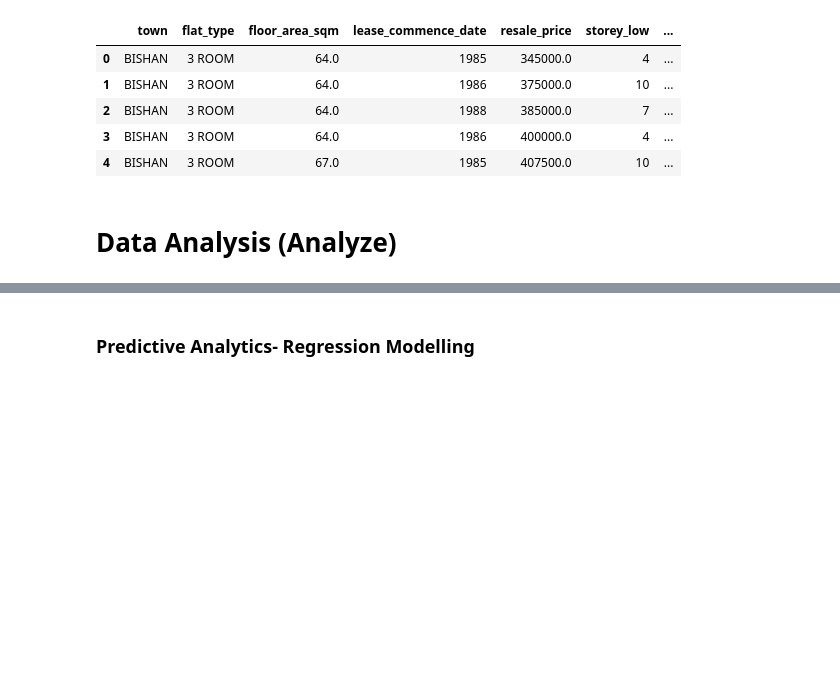
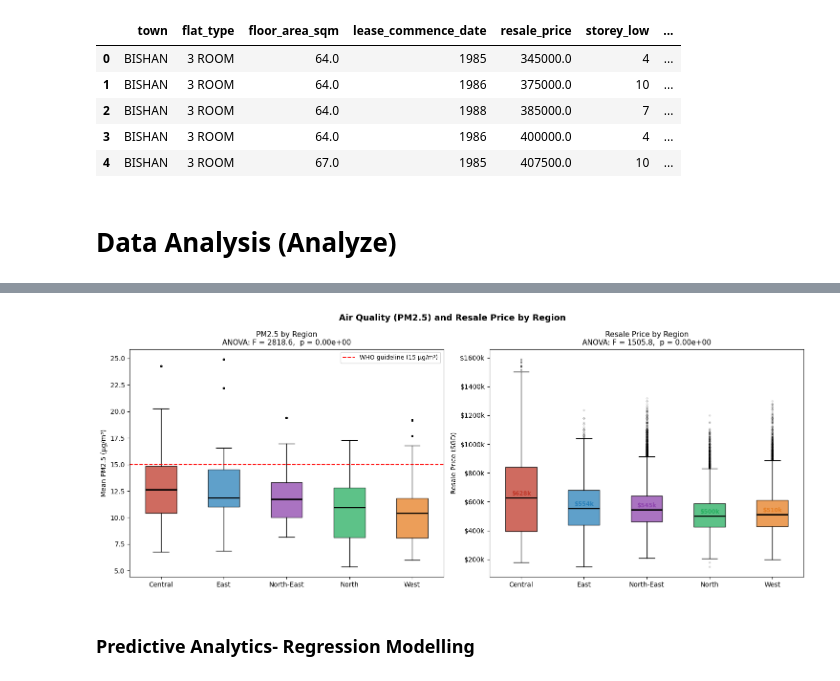
Before and after one commit to ngzhiwei517/HDB-Resale-Price-Analysis-project, a Jupyter notebook: SC3021_Group_4.ipynb, the cells around one changed output, grey strips where cells are left out. Saved outputs shown, nothing was run; the diff lists cells and outputs as text; code cells hidden in the pictures; blank space fills up the shorter version.

```diff
--- a/SC3021_Group_4.ipynb
+++ b/SC3021_Group_4.ipynb
@@ -2432,0 +2506,8 @@ dtype: object
+# %%
+# --- Growth summary per region ---
+print("\n=== Median Price Growth by Region ===")
+for region, grp in monthly_region.groupby("region"):
+    by_year = df[df["region"] == region].groupby("year")["resale_price"].median()
+    start, end = by_year.iloc[0], by_year.iloc[-1]
+    print(f"  {region.title():12s}: ${start:,.0f} (2021) → ${end:,.0f} (2024)  "
+          f"[+{(end-start)/start*100:.1f}%]")
@@ -2432,0 +2897,11 @@ dtype: object
+# %%
+from scipy import stats as scipy_stats
+
+regions_ordered = ['central', 'east', 'north-east', 'north', 'west']
+
+groups_pm25  = [df[df['region'] == r]['mean_pm25'].values   for r in regions_ordered]
+groups_price = [df[df['region'] == r]['resale_price'].values for r in regions_ordered]
+
+print("Group sizes per region:")
+for r, g in zip(regions_ordered, groups_pm25):
+    print(f"  {r:12s}: n = {len(g):,}")
@@ -2433,3 +2967,53 @@ dtype: object
+# %%
+import matplotlib.pyplot as plt
+
+region_colors = {
+    'central':    '#c0392b',
+    'east':       '#2980b9',
+    'north-east': '#8e44ad',
+    'north':      '#27ae60',
+    'west':       '#e67e22',
+}
+
+fig, axes = plt.subplots(1, 2, figsize=(15, 6))
+fig.suptitle('Air Quality (PM2.5) and Resale Price by Region', fontsize=13, fontweight='bold')
+
+# --- Left: PM2.5 boxplot ---
+ax1 = axes[0]
+data_pm25 = [df[df['region'] == r]['mean_pm25'].values for r in regions_ordered]
+bp1 = ax1.boxplot(data_pm25, labels=[r.title() for r in regions_ordered],
+                  patch_artist=True,
+                  medianprops=dict(color='black', linewidth=2),
+                  flierprops=dict(marker='o', markersize=2, alpha=0.2))
+for patch, region in zip(bp1['boxes'], regions_ordered):
+    patch.set_facecolor(region_colors[region]); patch.set_alpha(0.75)
+ax1.axhline(15, color='red', linestyle='--', linewidth=1.4, label='WHO guideline (15 µg/m³)')
+ax1.set_ylabel('Mean PM2.5 (µg/m³)', fontsize=10)
+ax1.set_title(f'PM2.5 by Region\nANOVA: F = {f_pm25:.1f},  p = {p_pm25:.2e}', fontsize=11)
+ax1.legend(fontsize=9)
+
+# --- Right: Resale price boxplot ---
+ax2 = axes[1]
+data_price = [df[df['region'] == r]['resale_price'].values for r in regions_ordered]
+bp2 = ax2.boxplot(data_price, labels=[r.title() for r in regions_ordered],
+                  patch_artist=True,
+                  medianprops=dict(color='black', linewidth=2),
+                  flierprops=dict(marker='o', markersize=2, alpha=0.2))
+for patch, region in zip(bp2['boxes'], regions_ordered):
+    patch.set_facecolor(region_colors[region]); patch.set_alpha(0.75)
+ax2.set_ylabel('Resale Price (SGD)', fontsize=10)
+ax2.yaxis.set_major_formatter(plt.FuncFormatter(lambda v, _: f'${v/1e3:.0f}k'))
+ax2.set_title(f'Resale Price by Region\nANOVA: F = {f_price:.1f},  p = {p_price:.2e}', fontsize=11)
+for i, region in enumerate(regions_ordered):
+    med = df[df['region'] == region]['resale_price'].median()
+    ax2.text(i + 1, med + 8000, f'${med/1e3:.0f}k',
+             ha='center', va='bottom', fontsize=8.5, fontweight='bold',
+             color=region_colors[region])
+
+plt.tight_layout()
+plt.show()
+# %% [output]
+[figure, added]
 # %% [markdown]
 ### Predictive Analytics- Regression Modelling
 # %% [markdown]
```
Also changed, not shown: parts of 106 cells of this notebook.
